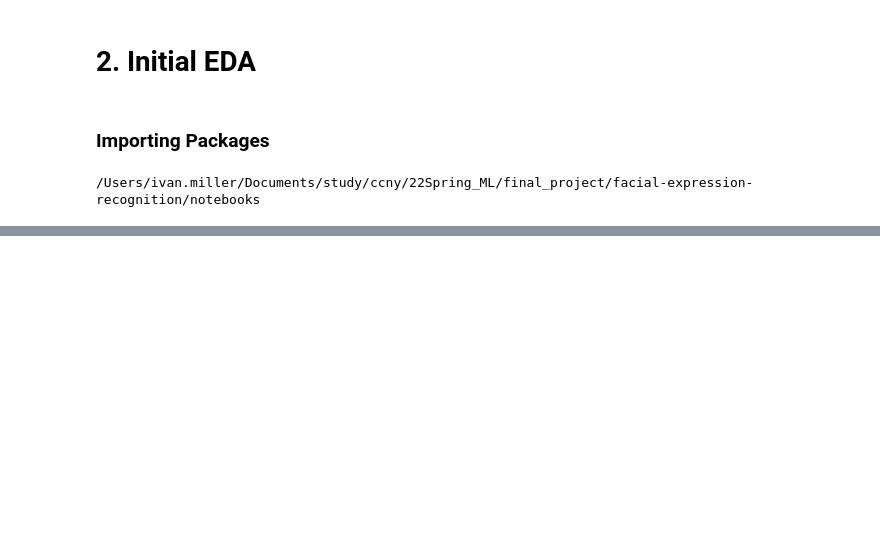
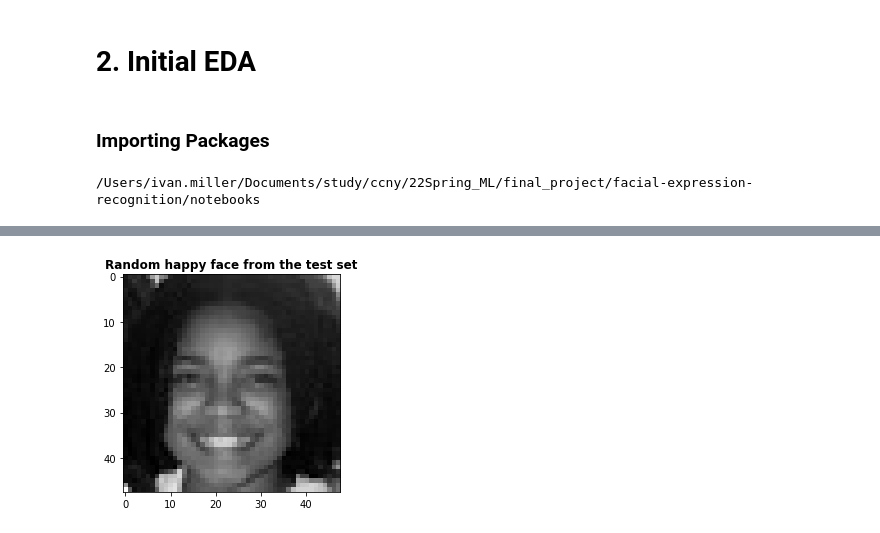
Before and after one commit to chikakoto/facial-expression-recognition, a Jupyter notebook: notebooks/1.0-im-experimental.ipynb, the cells around one changed output, grey strips where cells are left out. Cells and saved outputs as stored; diff of their text form; code cells hidden in the pictures; blank space fills up the shorter version.

```diff
--- a/notebooks/1.0-im-experimental.ipynb
+++ b/notebooks/1.0-im-experimental.ipynb
@@ -142,0 +126,12 @@ plt.show()
+# %%
+# Sanity check using a random image from the test set
+f = random.randint(1,len(test_files))
+img = io.imread(test_files[f])
+
+plt.imshow(img, cmap='gray')
+plt.title(f'Random {train_labels[f]} face from the test set', fontweight = 'bold')
+plt.show()
+
+# print(f'Label: {label_lookup[train_labels[f]]}')
+# %% [output]
+[figure, added]
```
Also changed, not shown: parts of 24 cells of this notebook.
